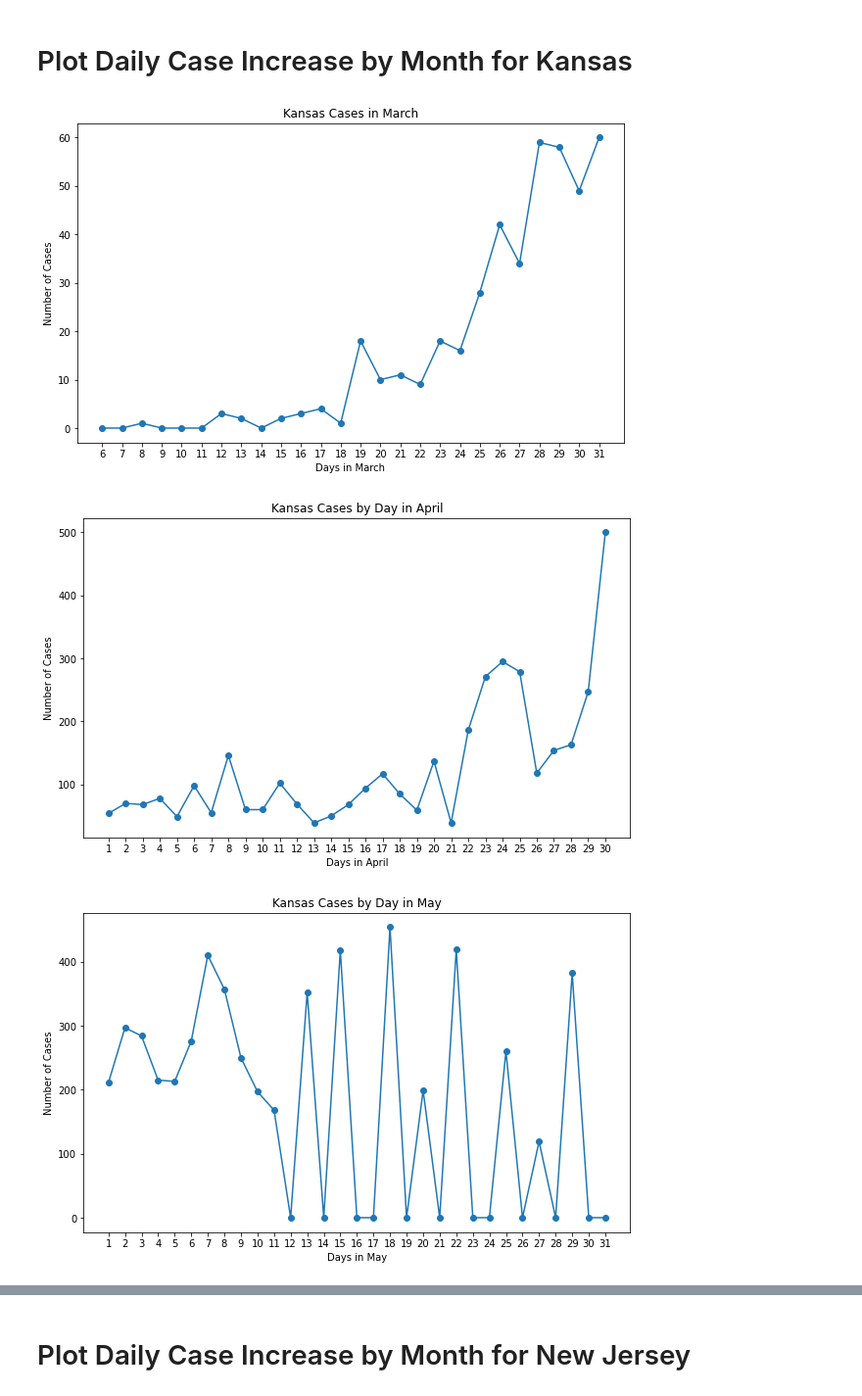
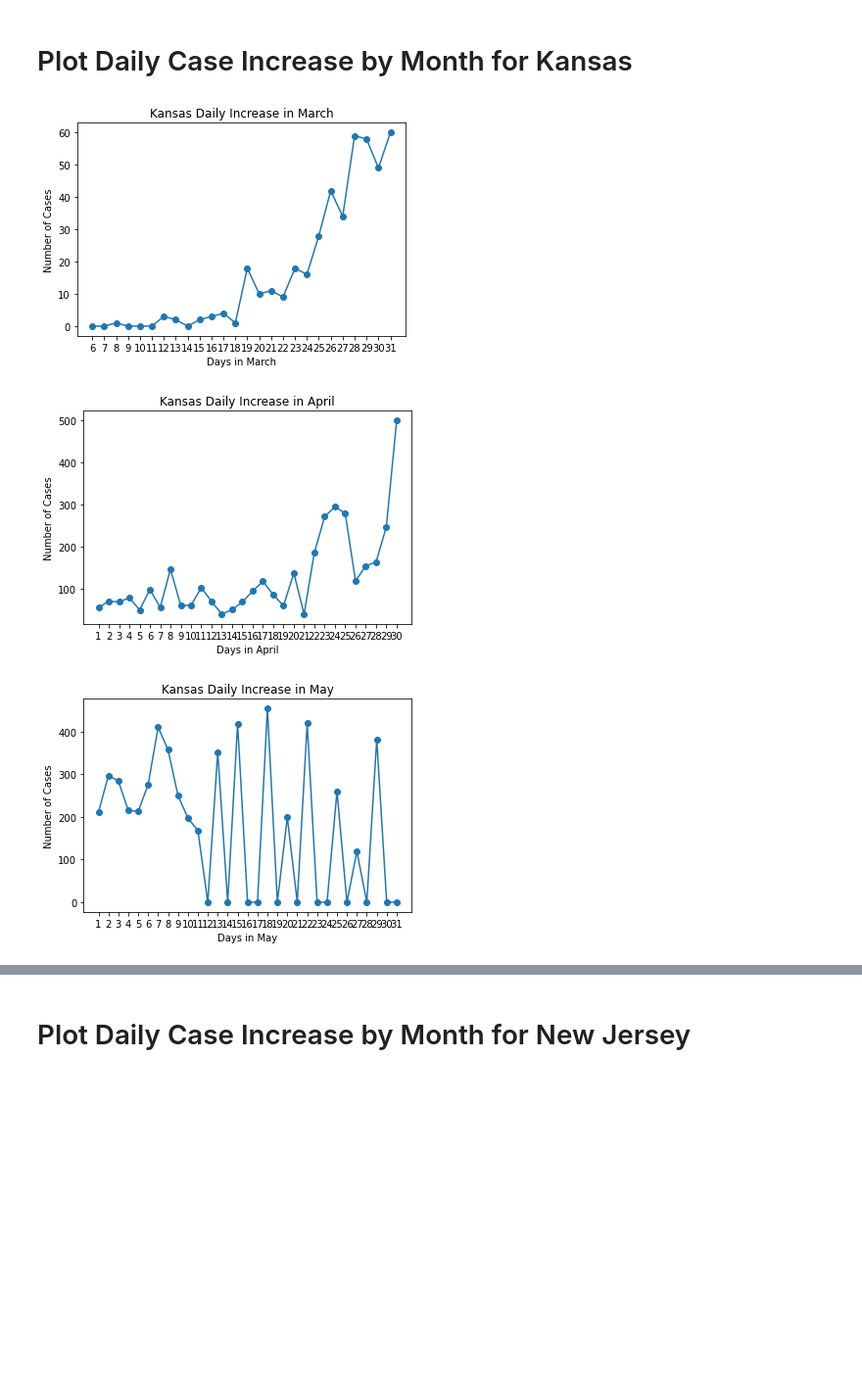
Before and after one commit to adrianstrecker/project-1, a Jupyter notebook: Covid Tracking API to JSON.ipynb, the cells around one changed output, grey strips where cells are left out. Shown at 98% size. Drawn from its saved outputs; the diff is of its cells as text; code cells hidden in the pictures; blank space fills up the shorter version.

Commit message:
Adding new graph types

```diff
--- a/Covid Tracking API to JSON.ipynb
+++ b/Covid Tracking API to JSON.ipynb
@@ -262,7 +262,6 @@ plt.show()
 # Plot Daily Case Increase by Month for Kansas
 # %%
 #Plot March data for Kansas
-plt.figure(figsize = (10, 6))
 march_ks = plt.figure(1)
 ks_date = np.arange(6,32)
 ks_daily_march = ks_march["positiveIncrease"]
@@ -271,11 +270,10 @@ plt.plot(ks_date, ks_daily_march, marker = 'o')
 plt.xticks(np.arange(min(ks_date), max(ks_date)+1, 1.0))
 plt.xlabel("Days in March")
 plt.ylabel("Number of Cases")
-plt.title("Kansas Cases in March")
+plt.title("Kansas Daily Increase in March")
 plt.savefig("Images/Daily/ks_march_graph.png")
 
 #Plot April data for Kansas
-plt.figure(figsize = (10, 6))
 april_ks = plt.figure(2)
 date = np.arange(1,31)
 ks_daily_april = ks_april["positiveIncrease"]
@@ -284,11 +282,10 @@ plt.plot(date, ks_daily_april, marker = 'o')
 plt.xticks(np.arange(min(date), max(date)+1, 1.0))
 plt.xlabel("Days in April")
 plt.ylabel("Number of Cases")
-plt.title("Kansas Cases by Day in April")
+plt.title("Kansas Daily Increase in April")
 plt.savefig("Images/Daily/ks_april_graph.png")
 
 #Plot May data for Kansas
-plt.figure(figsize = (10, 6))
 may_ks = plt.figure(3)
 date = np.arange(1,32)
 ks_daily_may = ks_may["positiveIncrease"]
@@ -297,11 +294,10 @@ plt.plot(date, ks_daily_may, marker = 'o')
 plt.xticks(np.arange(min(date), max(date)+1, 1.0))
 plt.xlabel("Days in May")
 plt.ylabel("Number of Cases")
-plt.title("Kansas Cases by Day in May")
+plt.title("Kansas Daily Increase in May")
 plt.savefig("Images/Daily/ks_may_graph.png")
 
 #Plot June data for Kansas
-plt.figure(figsize = (10, 6))
 june_ks = plt.figure(4)
 date = np.arange(1,31)
 ks_daily_june = ks_june["positiveIncrease"]
@@ -309,38 +305,36 @@ ks_daily_june = ks_june["positiveIncrease"]
 plt.plot(date, ks_daily_june, marker = 'o')
 plt.xticks(np.arange(min(date), max(date)+1, 1.0))
 plt.xlabel("Days in June")
 plt.ylabel("Number of Cases")
-plt.title("Kansas Cases by Day in June")
+plt.title("Kansas Daily Increase in June")
 plt.savefig("Images/Daily/ks_june_graph.png")
 
 #Plot July data for Kansas
-plt.figure(figsize = (10, 6))
 july_ks = plt.figure(5)
 date = np.arange(1,32)
 ks_daily_july = ks_july["positiveIncrease"]
 
 plt.plot(date, ks_daily_july, marker = 'o')
 plt.xticks(np.arange(min(date), max(date)+1, 1.0))
 plt.xlabel("Days in July")
 plt.ylabel("Number of Cases")
-plt.title("Kansas Cases by Day in July")
+plt.title("Kansas Daily Increase in July")
 plt.savefig("Images/Daily/ks_july_graph.png")
 
 #Plot August data for Kansas
-plt.figure(figsize = (10, 6))
 aug_ks = plt.figure(6)
 date = np.arange(1,32)
 ks_daily_aug = ks_aug["positiveIncrease"]
 
 plt.plot(date, ks_daily_aug, marker = 'o')
 plt.xticks(np.arange(min(date), max(date)+1, 1.0))
 plt.xlabel("Days in August")
 plt.ylabel("Number of Cases")
-plt.title("Kansas Cases by Day in August")
+plt.title("Kansas Daily Increase in August")
 plt.savefig("Images/Daily/ks_aug_graph.png")
 
 plt.show()
 # %% [output]
-[figure, old version]
+[figure, new version]
-[figure, old version]
+[figure, new version]
-[figure, old version]
+[figure, new version]
```
Also changed, not shown: parts of 14 cells of this notebook, 40 other files.
